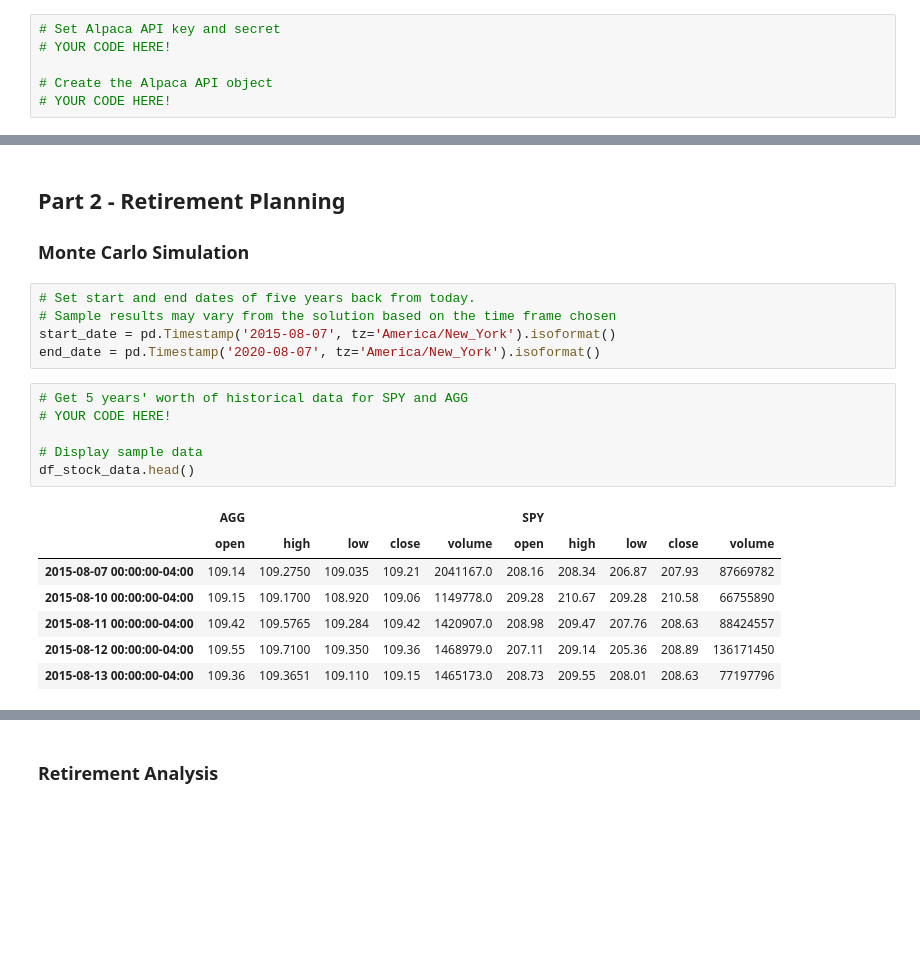
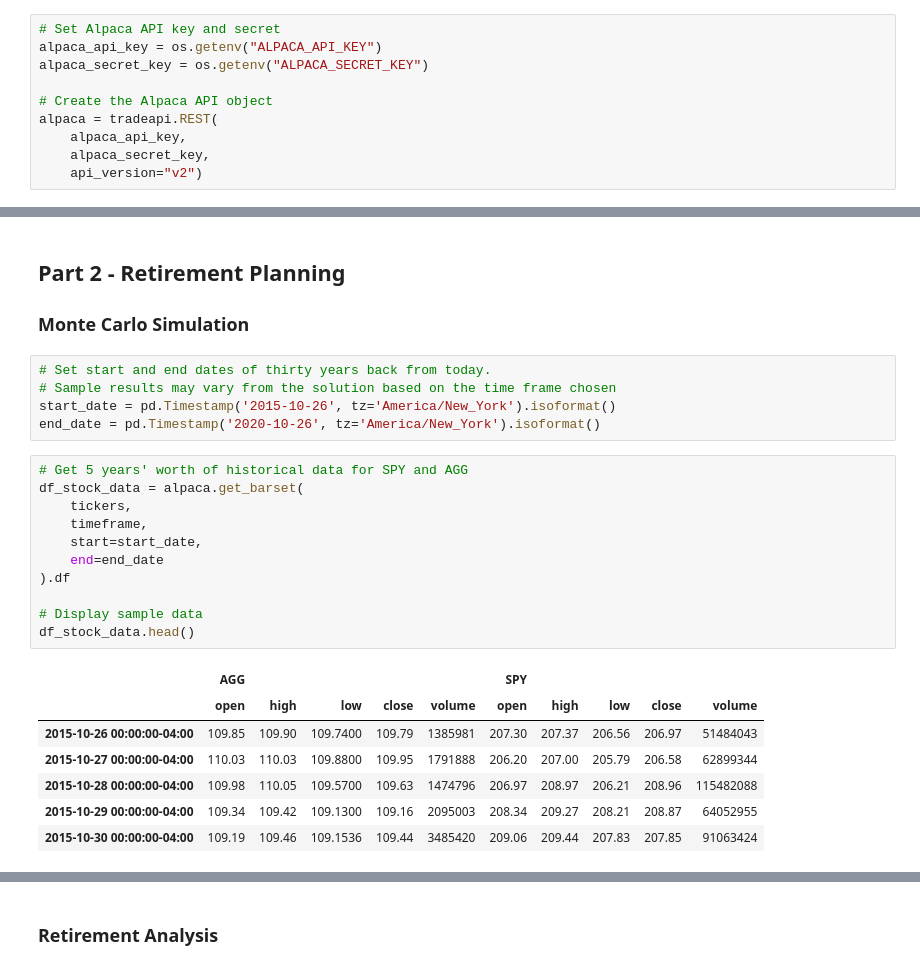
Before and after one commit to CFA-Fintech/Financial-Planning, a Jupyter notebook: Personal Financial Planner.ipynb, the cells around one changed output, grey strips where cells are left out. Cells and saved outputs as stored; diff of their text form; blank space fills up the shorter version.

```diff
--- a/Personal Financial Planner.ipynb
+++ b/Personal Financial Planner.ipynb
@@ -54,9 +55,13 @@ my_agg = 200
 my_spy = 50
 # %%
 # Set Alpaca API key and secret
-# YOUR CODE HERE!
+alpaca_api_key = os.getenv("ALPACA_API_KEY")
+alpaca_secret_key = os.getenv("ALPACA_SECRET_KEY")
 
 # Create the Alpaca API object
-# YOUR CODE HERE!
+alpaca = tradeapi.REST(
+    alpaca_api_key,
+    alpaca_secret_key,
+    api_version="v2")
 # %%
 # Format current date as ISO format
@@ -126,21 +184,26 @@ Congratulations! You have enough money in your emergency fund.
 
 ### Monte Carlo Simulation
 # %%
-# Set start and end dates of five years back from today.
+# Set start and end dates of thirty years back from today.
 # Sample results may vary from the solution based on the time frame chosen
-start_date = pd.Timestamp('2015-08-07', tz='America/New_York').isoformat()
-end_date = pd.Timestamp('2020-08-07', tz='America/New_York').isoformat()
+start_date = pd.Timestamp('2015-10-26', tz='America/New_York').isoformat()
+end_date = pd.Timestamp('2020-10-26', tz='America/New_York').isoformat()
 # %%
 # Get 5 years' worth of historical data for SPY and AGG
-# YOUR CODE HERE!
+df_stock_data = alpaca.get_barset(
+    tickers,
+    timeframe,
+    start=start_date,
+    end=end_date
+).df
 
 # Display sample data
 df_stock_data.head()
 # %% [output]
 |  | AGG |  |  |  |  | SPY |  |  |  |  |
 |  | open | high | low | close | volume | open | high | low | close | volume |
-| 2015-08-07 00:00:00-04:00 | 109.14 | 109.2750 | 109.035 | 109.21 | 2041167.0 | 208.16 | 208.34 | 206.87 | 207.93 | 87669782 |
-| 2015-08-10 00:00:00-04:00 | 109.15 | 109.1700 | 108.920 | 109.06 | 1149778.0 | 209.28 | 210.67 | 209.28 | 210.58 | 66755890 |
-| 2015-08-11 00:00:00-04:00 | 109.42 | 109.5765 | 109.284 | 109.42 | 1420907.0 | 208.98 | 209.47 | 207.76 | 208.63 | 88424557 |
-| 2015-08-12 00:00:00-04:00 | 109.55 | 109.7100 | 109.350 | 109.36 | 1468979.0 | 207.11 | 209.14 | 205.36 | 208.89 | 136171450 |
-| 2015-08-13 00:00:00-04:00 | 109.36 | 109.3651 | 109.110 | 109.15 | 1465173.0 | 208.73 | 209.55 | 208.01 | 208.63 | 77197796 |
+| 2015-10-26 00:00:00-04:00 | 109.85 | 109.90 | 109.7400 | 109.79 | 1385981 | 207.30 | 207.37 | 206.56 | 206.97 | 51484043 |
+| 2015-10-27 00:00:00-04:00 | 110.03 | 110.03 | 109.8800 | 109.95 | 1791888 | 206.20 | 207.00 | 205.79 | 206.58 | 62899344 |
+| 2015-10-28 00:00:00-04:00 | 109.98 | 110.05 | 109.5700 | 109.63 | 1474796 | 206.97 | 208.97 | 206.21 | 208.96 | 115482088 |
+| 2015-10-29 00:00:00-04:00 | 109.34 | 109.42 | 109.1300 | 109.16 | 2095003 | 208.34 | 209.27 | 208.21 | 208.87 | 64052955 |
+| 2015-10-30 00:00:00-04:00 | 109.19 | 109.46 | 109.1536 | 109.44 | 3485420 | 209.06 | 209.44 | 207.83 | 207.85 | 91063424 |
```
Also changed, not shown: parts of 16 cells of this notebook, 1 other file.
